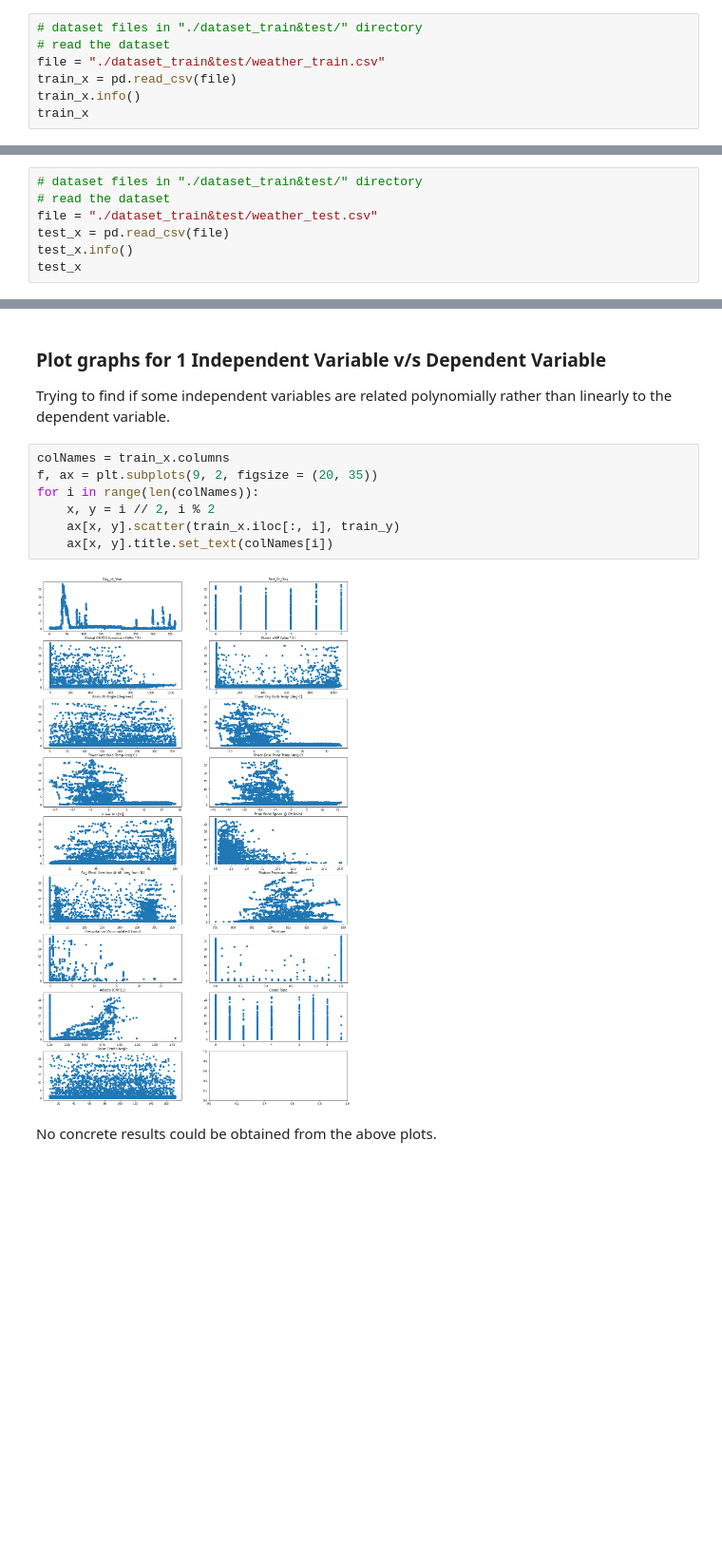
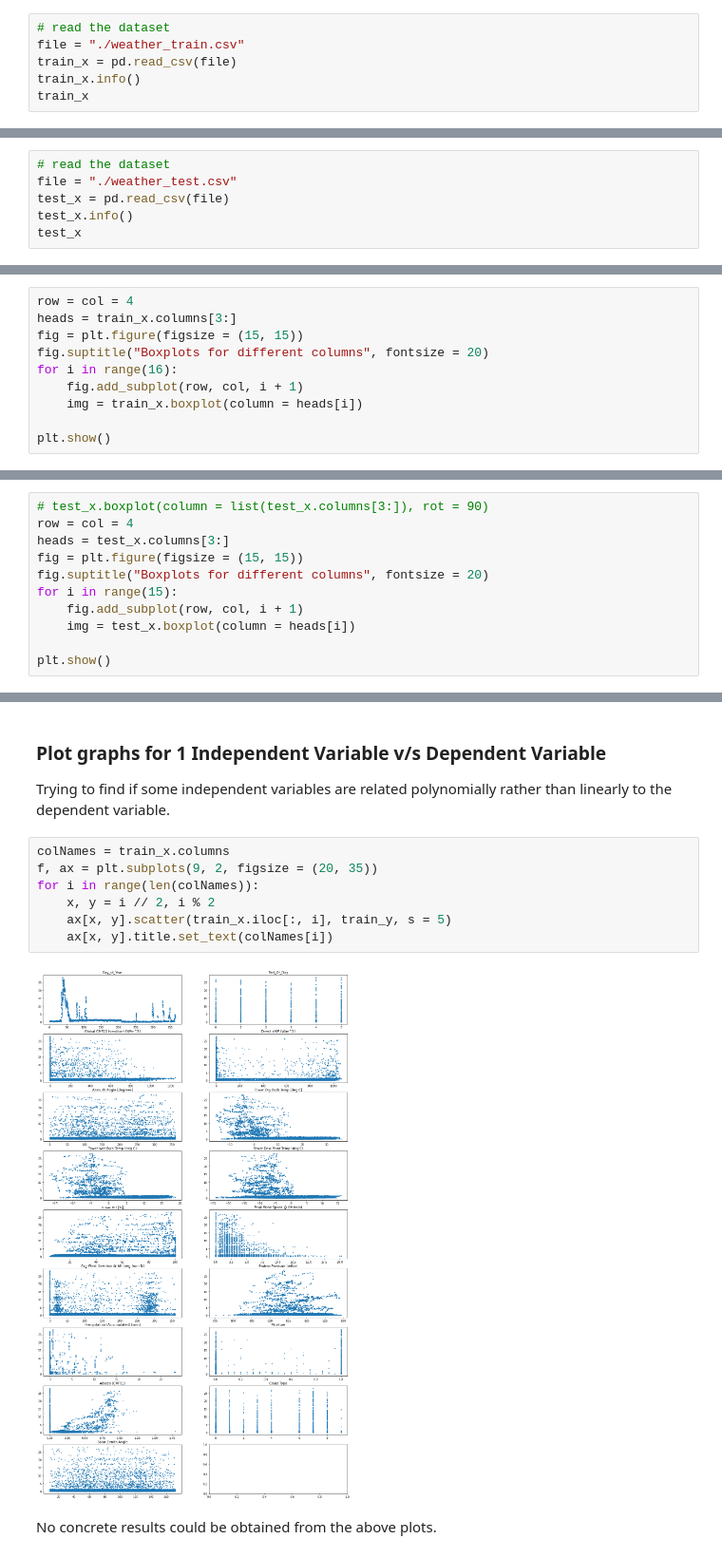
Before and after one commit to tushdon2/DSG_Beginners_Hypothesis_2022, a Jupyter notebook: code.ipynb, the cells around one changed output, grey strips where cells are left out. Shown at 95% size. Drawn from its saved outputs; the diff is of its cells as text; blank space fills up the shorter version.

```diff
--- a/code.ipynb
+++ b/code.ipynb
@@ -17,9 +20,8 @@ from torchinfo import summary
 # %% [markdown]
 ### Loading the Training dataset
 # %%
-# dataset files in "./dataset_train&test/" directory
 # read the dataset
-file = "./dataset_train&test/weather_train.csv"
+file = "./weather_train.csv"
 train_x = pd.read_csv(file)
 train_x.info()
 train_x
@@ -57,9 +59,8 @@ memory usage: 2.2+ MB
 # %% [markdown]
 ### Loading the Testing dataset
 # %%
-# dataset files in "./dataset_train&test/" directory
 # read the dataset
-file = "./dataset_train&test/weather_test.csv"
+file = "./weather_test.csv"
 test_x = pd.read_csv(file)
 test_x.info()
 test_x
@@ -107,3 +108,13 @@ def MAE(y_out, valid_y):
     return err / l
 # %% [markdown]
 ### Primary Preprocessing
+# %%
+row = col = 4
+heads = train_x.columns[3:]
+fig = plt.figure(figsize = (15, 15))
+fig.suptitle("Boxplots for different columns", fontsize = 20)
+for i in range(16):
+    fig.add_subplot(row, col, i + 1)
+    img = train_x.boxplot(column = heads[i])
+
+plt.show()
@@ -109,0 +123,11 @@ def MAE(y_out, valid_y):
+# %%
+# test_x.boxplot(column = list(test_x.columns[3:]), rot = 90)
+row = col = 4
+heads = test_x.columns[3:]
+fig = plt.figure(figsize = (15, 15))
+fig.suptitle("Boxplots for different columns", fontsize = 20)
+for i in range(15):
+    fig.add_subplot(row, col, i + 1)
+    img = test_x.boxplot(column = heads[i])
+
+plt.show()
@@ -196,12 +254,12 @@ Trying to find if some independent variables are related polynomially rather tha
 # %%
 colNames = train_x.columns
 f, ax = plt.subplots(9, 2, figsize = (20, 35))
 for i in range(len(colNames)):
     x, y = i // 2, i % 2
-    ax[x, y].scatter(train_x.iloc[:, i], train_y)
+    ax[x, y].scatter(train_x.iloc[:, i], train_y, s = 5)
     ax[x, y].title.set_text(colNames[i])
 # %% [output]
-[figure, old version]
+[figure, new version]
 # %% [markdown]
 No concrete results could be obtained from the above plots.
 # %% [markdown]
```
Also changed, not shown: parts of 43 cells of this notebook, 12 other files.
